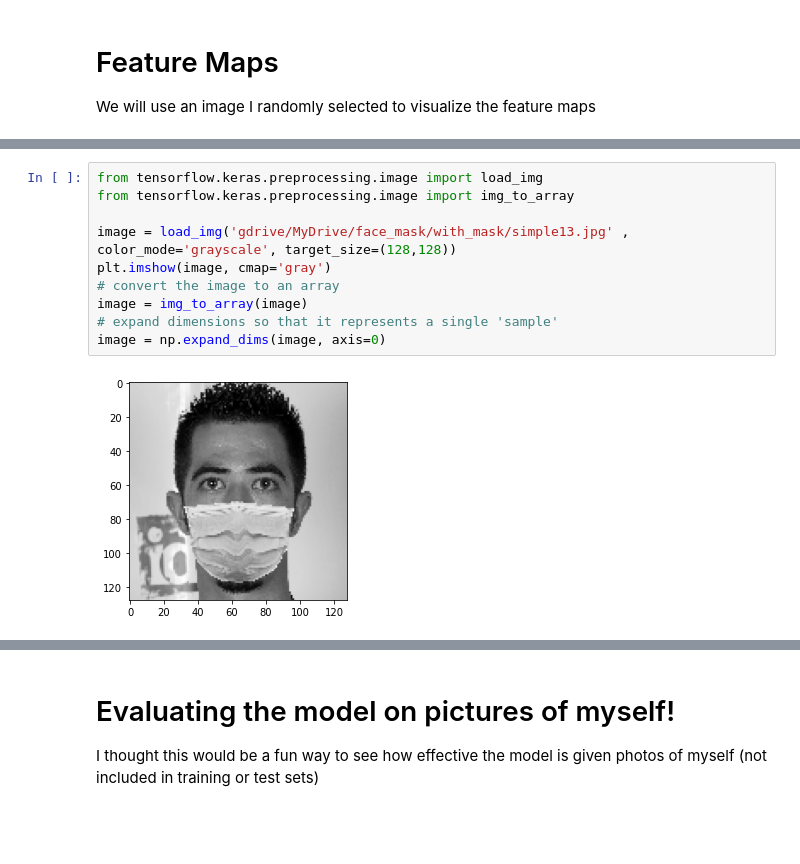
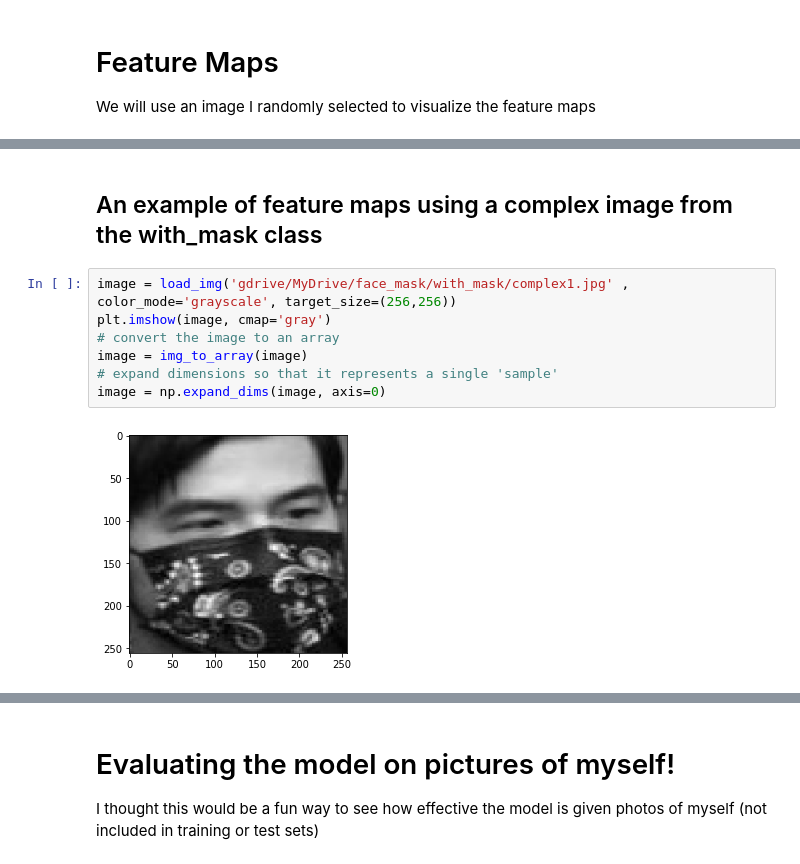
Before and after one commit to SuljicAmar/face_mask_detection, a Jupyter notebook: Face_Mask_Detection.ipynb, the cells around one changed output, grey strips where cells are left out. Cells and saved outputs as stored; diff of their text form; blank space fills up the shorter version.

```diff
--- a/Face_Mask_Detection.ipynb
+++ b/Face_Mask_Detection.ipynb
@@ -168,13 +193,12 @@ model.layers
  <keras.layers.core.dense.Dense at 0x...>]
+# %% [markdown]
+## An example of feature maps using a complex image from the with_mask class
 # %%
-from tensorflow.keras.preprocessing.image import load_img
-from tensorflow.keras.preprocessing.image import img_to_array
-
-image = load_img('gdrive/MyDrive/face_mask/with_mask/simple13.jpg' , color_mode='grayscale', target_size=(128,128))
+image = load_img('gdrive/MyDrive/face_mask/with_mask/complex1.jpg' , color_mode='grayscale', target_size=(256,256))
 plt.imshow(image, cmap='gray')
 # convert the image to an array
 image = img_to_array(image)
 # expand dimensions so that it represents a single 'sample'
 image = np.expand_dims(image, axis=0)
 # %% [output]
-[figure, old version]
+[figure, new version]
```
Also changed, not shown: parts of 25 cells of this notebook, 1 other file.
